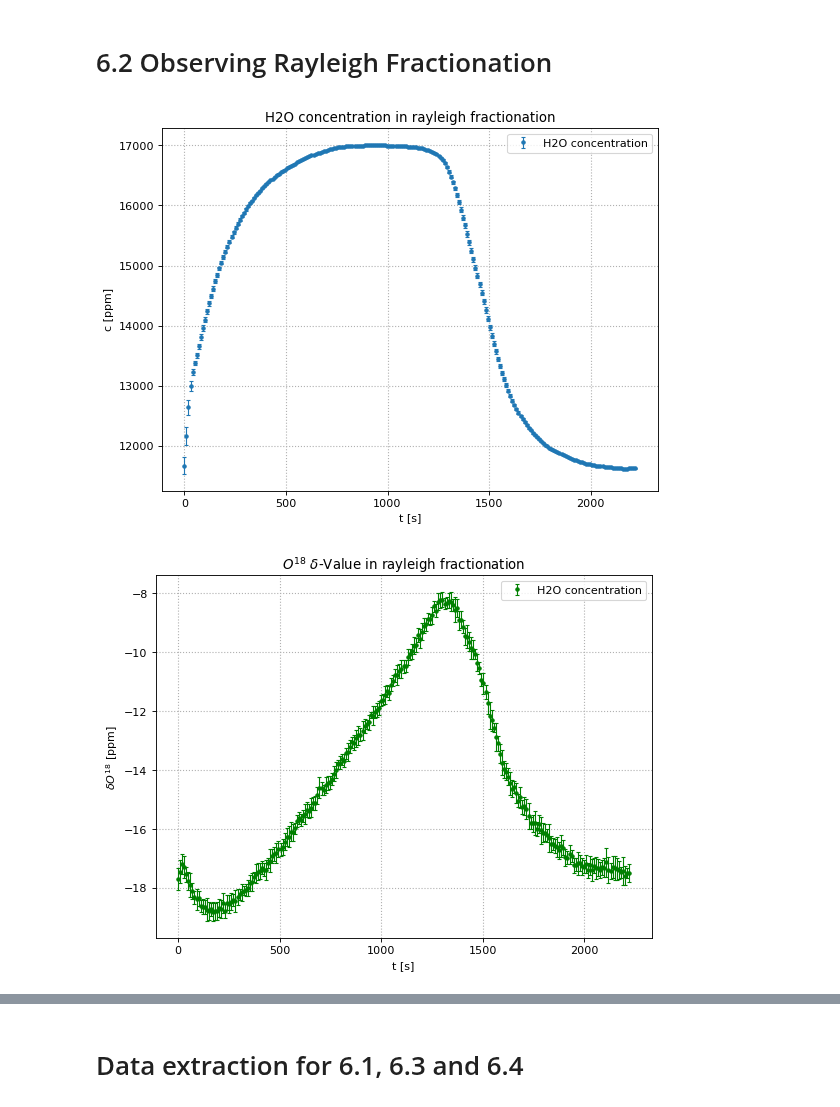
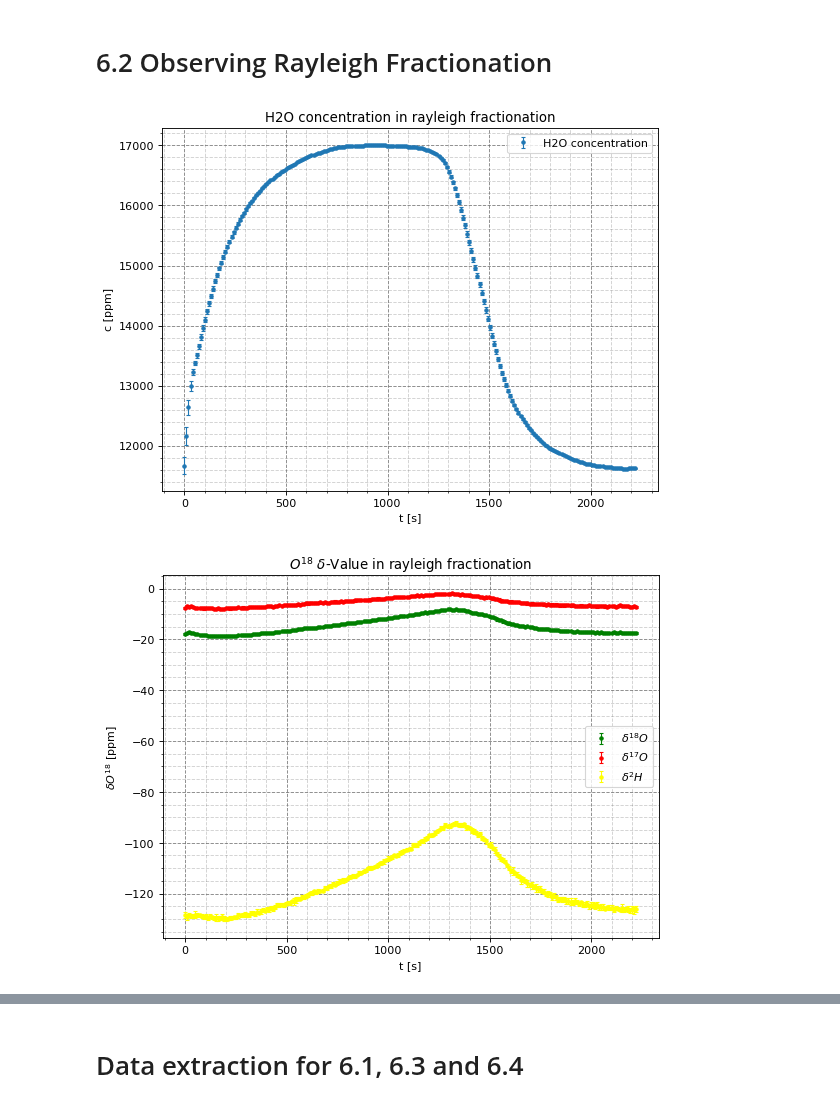
Before and after one commit to fexfl/FP, a Jupyter notebook: F55/F55 Analysis.ipynb, the cells around one changed output, grey strips where cells are left out. Saved outputs shown, nothing was run; the diff lists cells and outputs as text; code cells hidden in the pictures.

```diff
--- a/F55/F55 Analysis.ipynb
+++ b/F55/F55 Analysis.ipynb
@@ -31,17 +31,23 @@ plt.ylabel('c [ppm]')
 plt.title('H2O concentration in rayleigh fractionation')
 #plt.yscale('log')
 plt.legend()
-plt.grid(linestyle=":", linewidth=1)
+plt.grid(b=True, which='major', color='#666666', linestyle='--', alpha = 0.8)
+plt.grid(b=True, which='minor', color='#666666', linestyle='--', alpha = 0.3)
+plt.minorticks_on()
 # %% [output]
-[figure, old version]
+[figure, new version]
 # %%
 plt.figure(figsize=(8, 6), dpi=80)
-plt.errorbar(x,O18_del, yerr = O18_del_sd, linestyle='None', marker = ".", color = "green", label="H2O concentration", capsize = 2, elinewidth=1)
+plt.errorbar(x,O18_del, yerr = O18_del_sd, linestyle='None', marker = ".", color = "green", label="$\delta^{18}O$", capsize = 2, elinewidth=1)
+plt.errorbar(x,O17_del, yerr = O17_del_sd, linestyle='None', marker = ".", color = "red", label="$\delta^{17}O$", capsize = 2, elinewidth=1)
+plt.errorbar(x,D_del, yerr = D_del_sd, linestyle='None', marker = ".", color = "yellow", label="$\delta^{2}H$", capsize = 2, elinewidth=1)
 plt.xlabel('t [s]')
 plt.ylabel('$\delta O^{18}$ [ppm]')
 plt.title('$O^{18}$ $\delta$-Value in rayleigh fractionation')
 #plt.yscale('log')
 plt.legend()
-plt.grid(linestyle=":", linewidth=1)
+plt.grid(b=True, which='major', color='#666666', linestyle='--', alpha = 0.8)
+plt.grid(b=True, which='minor', color='#666666', linestyle='--', alpha = 0.3)
+plt.minorticks_on()
 # %% [output]
-[figure, old version]
+[figure, new version]
```
Also changed, not shown: parts of 2 cells of this notebook.
